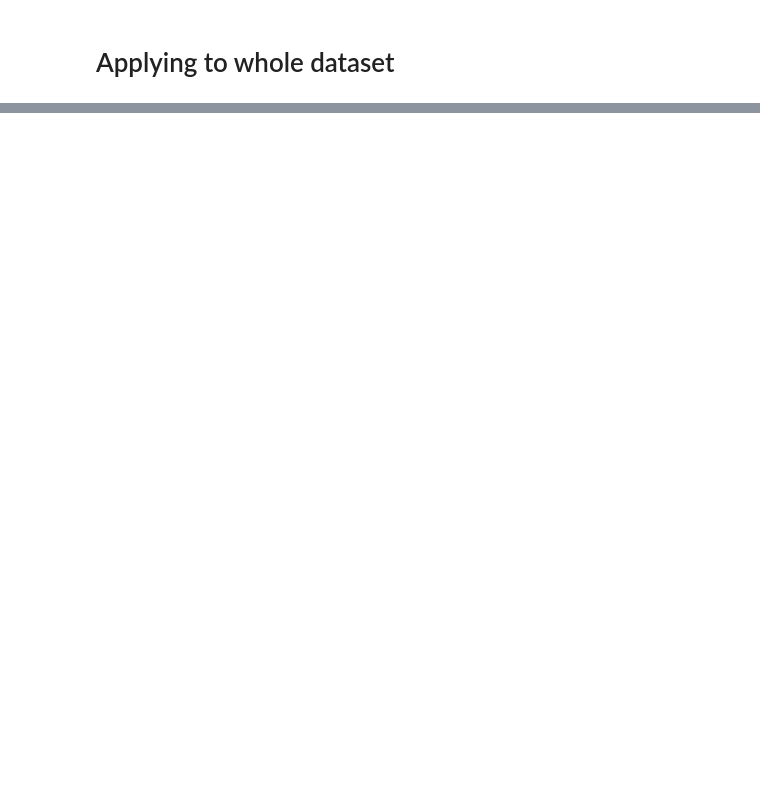
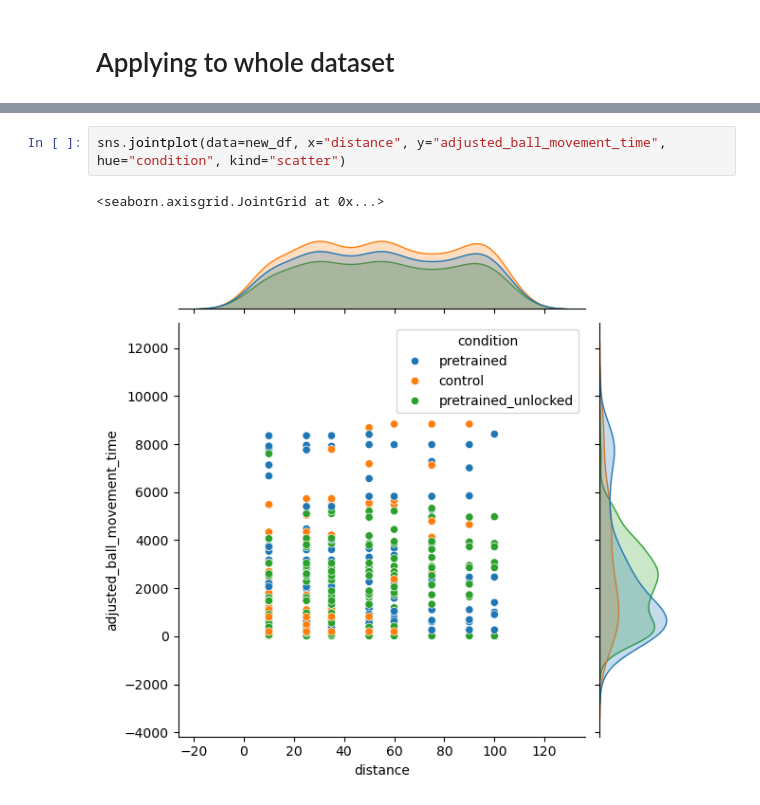
Before and after one commit to NeLy-EPFL/Tracking_Analysis, a Jupyter notebook: MazeRecorder/Analysis/F1_Sleap.ipynb, the cells around one changed output, grey strips where cells are left out. Drawn from its saved outputs; the diff is of its cells as text; blank space fills up the shorter version.

```diff
--- a/MazeRecorder/Analysis/F1_Sleap.ipynb
+++ b/MazeRecorder/Analysis/F1_Sleap.ipynb
@@ -297,0 +892,5 @@ Name: count, dtype: int64
+# %%
+sns.jointplot(data=new_df, x="distance", y="adjusted_ball_movement_time", hue="condition", kind="scatter")
+# %% [output]
+<seaborn.axisgrid.JointGrid at 0x...>
+[figure, added]
```
Also changed, not shown: parts of 54 cells of this notebook, 1 other file.
